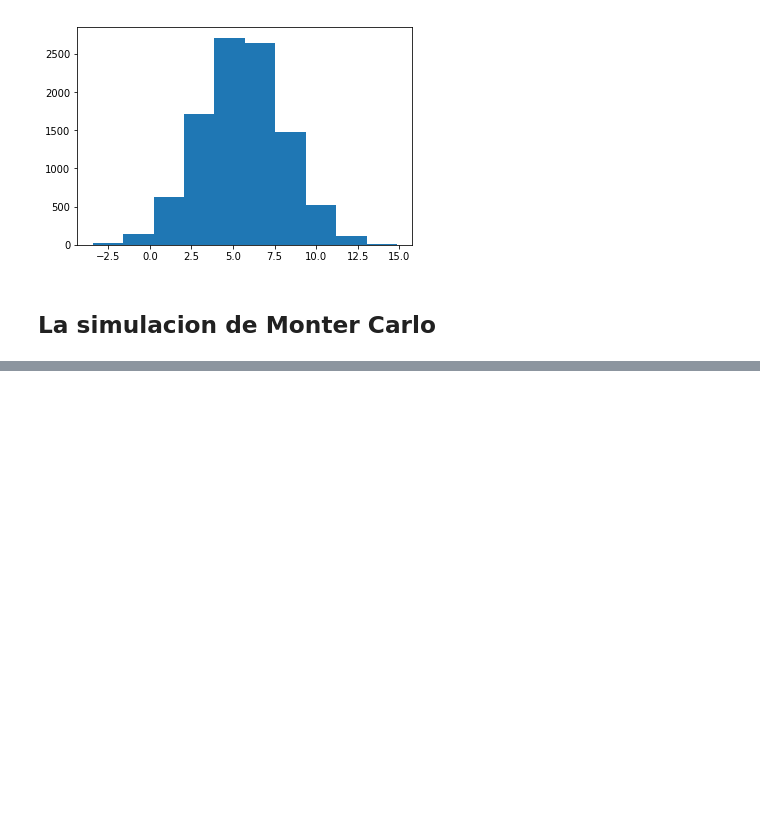
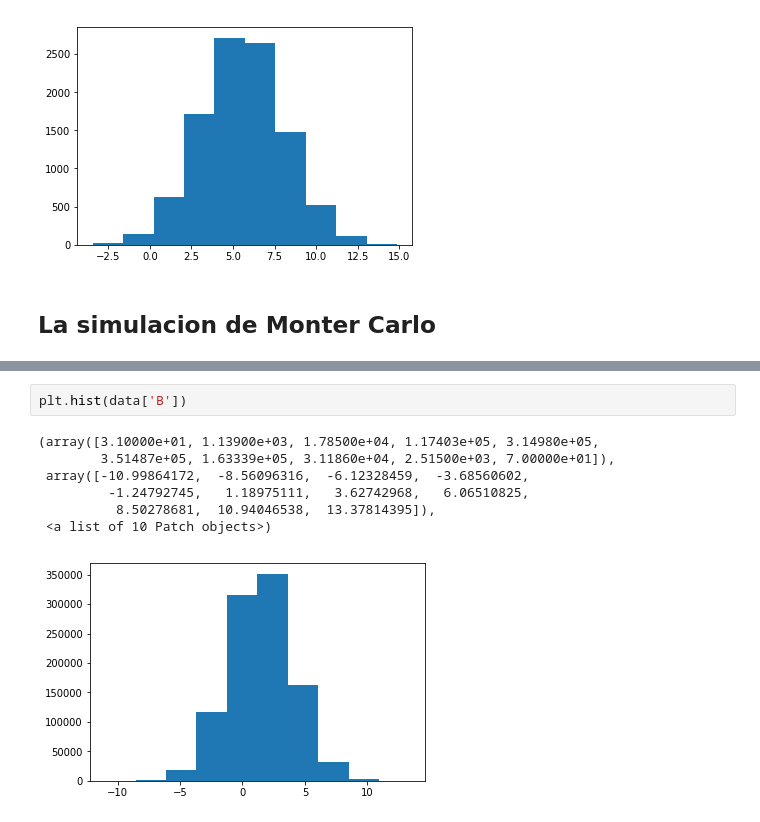
Before and after one commit to juancarestre/bigDataCourse, a Jupyter notebook: 1 Data Cleaning/Data Cleaning - Funciones de distribucion de probabilidad.ipynb, the cells around one changed output, grey strips where cells are left out. Saved outputs shown, nothing was run; the diff lists cells and outputs as text; blank space fills up the shorter version.

```diff
--- a/1 Data Cleaning/Data Cleaning - Funciones de distribucion de probabilidad.ipynb
+++ b/1 Data Cleaning/Data Cleaning - Funciones de distribucion de probabilidad.ipynb
@@ -59,0 +105,10 @@ plt.hist(data)
+# %%
+plt.hist(data['B'])
+# %% [output]
+(array([3.10000e+01, 1.13900e+03, 1.78500e+04, 1.17403e+05, 3.14980e+05,
+        3.51487e+05, 1.63339e+05, 3.11860e+04, 2.51500e+03, 7.00000e+01]),
+ array([-10.99864172,  -8.56096316,  -6.12328459,  -3.68560602,
+         -1.24792745,   1.18975111,   3.62742968,   6.06510825,
+          8.50278681,  10.94046538,  13.37814395]),
+ <a list of 10 Patch objects>)
+[figure, added]
```
Also changed, not shown: parts of 13 cells of this notebook, 2 other files.
